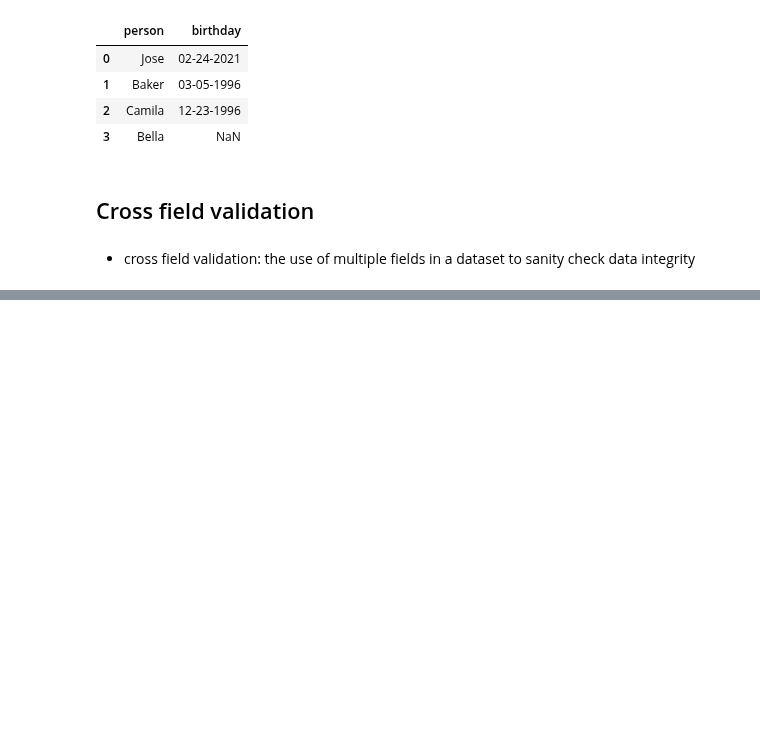
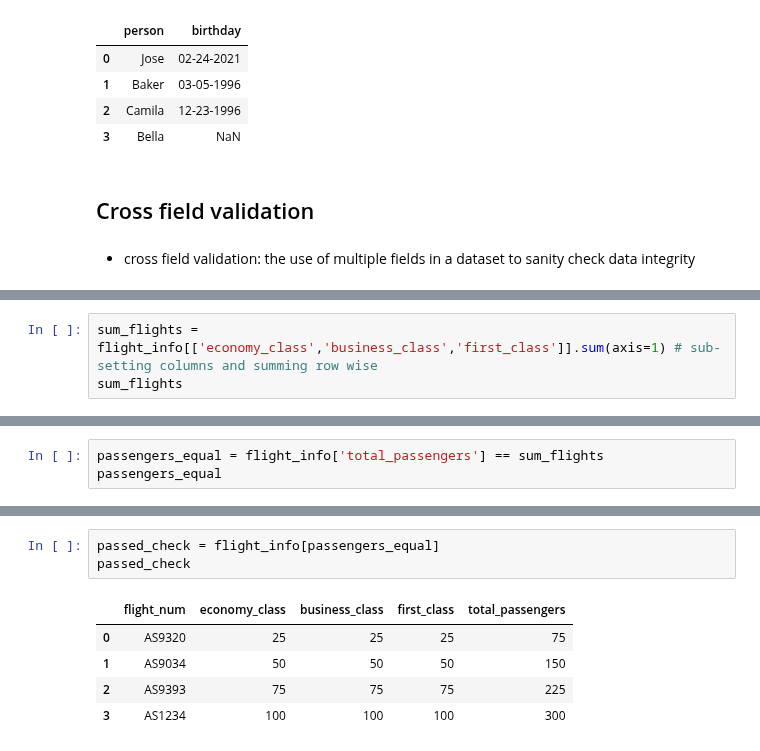
Before and after one commit to Jose-Servin/DataCamp, a Jupyter notebook: Courses/Cleaning_Data/cleaning_data.ipynb, the cells around one changed output, grey strips where cells are left out. Cells and saved outputs as stored; diff of their text form; blank space fills up the shorter version.

```diff
--- a/Courses/Cleaning_Data/cleaning_data.ipynb
+++ b/Courses/Cleaning_Data/cleaning_data.ipynb
@@ -877,0 +897,3 @@ birthdays
+# %%
+sum_flights = flight_info[['economy_class','business_class','first_class']].sum(axis=1) # sub-setting columns and summing row wise
+sum_flights
@@ -877,0 +907,3 @@ birthdays
+# %%
+passengers_equal = flight_info['total_passengers'] == sum_flights
+passengers_equal
@@ -877,0 +924,9 @@ birthdays
+# %%
+passed_check = flight_info[passengers_equal]
+passed_check
+# %% [output]
+|  | flight_num | economy_class | business_class | first_class | total_passengers |
+| 0 | AS9320 | 25 | 25 | 25 | 75 |
+| 1 | AS9034 | 50 | 50 | 50 | 150 |
+| 2 | AS9393 | 75 | 75 | 75 | 225 |
+| 3 | AS1234 | 100 | 100 | 100 | 300 |
```
Also changed, not shown: parts of 16 cells of this notebook.
